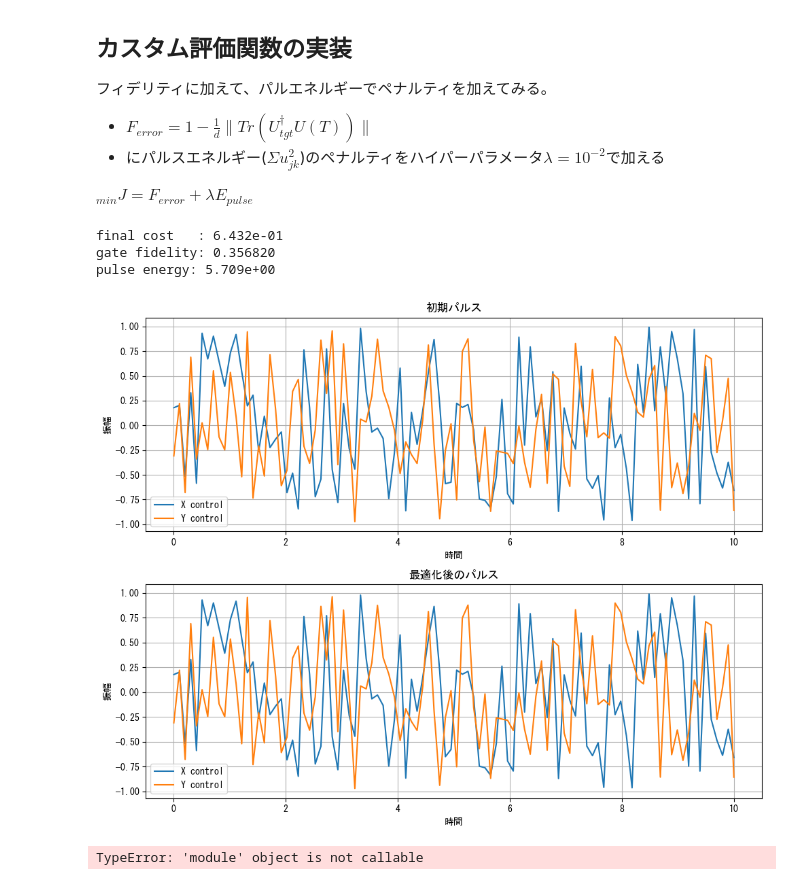
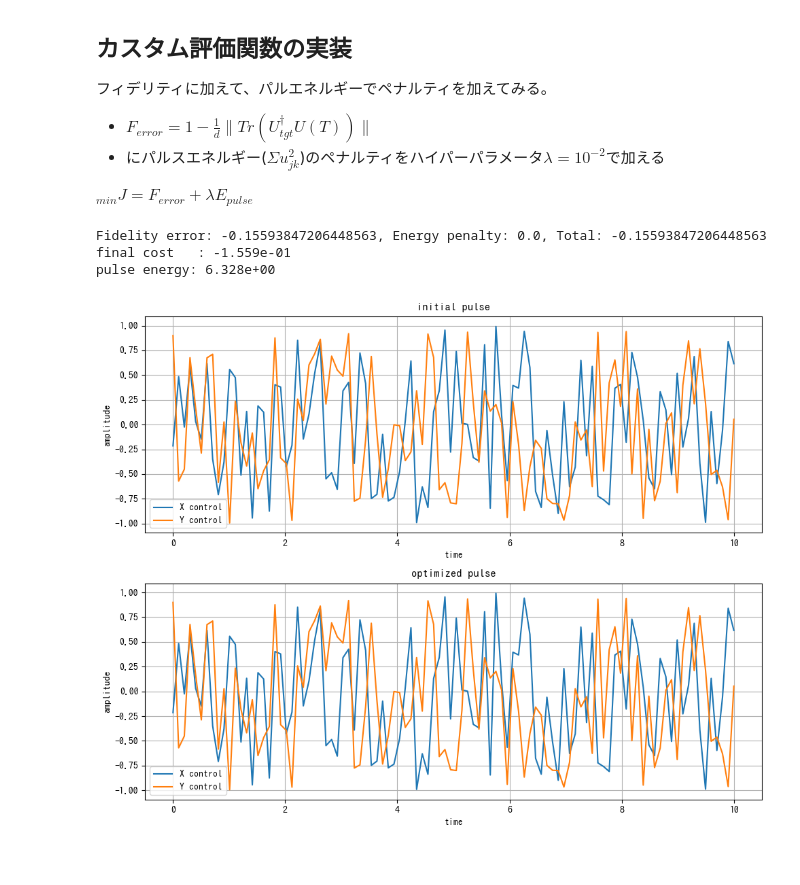
Before and after one commit to IsseiMatsuzoe/QOC-Baseline, a Jupyter notebook: dev.ipynb, the cells around one changed output. Saved outputs shown, nothing was run; the diff lists cells and outputs as text; code cells hidden in the pictures.

Commit message:
Add fonts and requirements text file for venv update dev.ipynb for optimization function

```diff
--- a/dev.ipynb
+++ b/dev.ipynb
@@ -1,7 +1,10 @@
 # %%
+import matplotlib.font_manager
 import numpy as np
 from qutip_qtrl import fidcomp
 from qutip import *
-# matplotlibで日本語表示できるようにします。
+
 import matplotlib.pyplot as plt
-plt.rcParams['font.family'] = "MS Gothic"
+import matplotlib
+matplotlib.font_manager.fontManager.addfont("fonts/ipag.ttf")
+matplotlib.rcParams['font.family'] = 'IPAGothic'
@@ -49,8 +182,5 @@ class EnergyWeightedPSU(fidcomp.FidCompTraceDiffApprox):
 # %%
-# single_qubit_opt.py --------------------------------------------------
-import numpy as np
-from qutip import identity, sigmax, sigmay, basis
-from qutip_qtrl import pulseoptim  # さきほど定義したクラス
+# single_qubit_opt.py -------------------------------------------------
 
 # --- 系の定義 ---------------------------------------------------------
 H_d   = 0 * sigmax()                  # ドリフト 0 としておく
@@ -67,9 +197,11 @@ init_amps = np.random.uniform(-1, 1, size=(n_ts, len(H_c)))  # 初期振幅を
 optim = pulseoptim.create_pulse_optimizer(
     H_d, H_c, U_0, U_tgt,
     num_tslots=n_ts, evo_time=evo_time,
-    fid_type='TRACEDIFF',             # 後で差し替える
+    fid_type='TRACEDIFF',        # FidCompTraceDiffを使用
     amp_lbound=-5.0, amp_ubound=5.0,
-    optim_method='Nelder-mead'               # より効率的な最適化手法に変更
+    max_iter=100,
+    fid_err_targ=1e-2,
+    min_grad=1e-5
 )
 
 # --- FidelityComputer を差し替え -------------------------------------
@@ -81,55 +213,38 @@ dyn.fid_computer.init_comp()
 # --- 最適化実行 -------------------------------------------------------
 result = optim.run_optimization()
 
-print(f'final cost   : {result.fid_err:.3e}')
-print(f'gate fidelity: {1-result.fid_err:.6f}')  # ペナルティ項が小さいとき
+print(f'final cost   : {result.fid_err:.3e}')  # 最終コスト
 print(f'pulse energy: {np.sum(result.final_amps**2) * dyn.tau[0]:.3e}')  # パルスエネルギー
 # %% [output]
-final cost   : 6.432e-01
-gate fidelity: 0.356820
-pulse energy: 5.709e+00
+Fidelity error: -0.15593847206448563, Energy penalty: 0.0, Total: -0.15593847206448563
+final cost   : -1.559e-01
+pulse energy: 6.328e+00
 # %%
 # --- 最適化前後のパルスを比較プロット -----------------------------------
 
 fig, (ax1, ax2) = plt.subplots(2, 1, figsize=(10, 8))
 t = np.linspace(0, evo_time, n_ts)
 
 # 初期パルス
 ax1.plot(t, init_amps[:, 0], label='X control')
 ax1.plot(t, init_amps[:, 1], label='Y control')
-ax1.set_title('初期パルス')
-ax1.set_xlabel('時間')
-ax1.set_ylabel('振幅')
+ax1.set_title('initial pulse')
+ax1.set_xlabel('time')
+ax1.set_ylabel('amplitude')
 ax1.legend()
 ax1.grid(True)
 
 # 最適化後のパルス
 optimized_amps = result.final_amps
 ax2.plot(t, optimized_amps[:, 0], label='X control')
 ax2.plot(t, optimized_amps[:, 1], label='Y control')
-ax2.set_title('最適化後のパルス')
-ax2.set_xlabel('時間')
-ax2.set_ylabel('振幅')
+ax2.set_title('optimized pulse')
+ax2.set_xlabel('time')
+ax2.set_ylabel('amplitude')
 ax2.legend()
 ax2.grid(True)
 
 plt.tight_layout()
 plt.show()
 # %% [output]
-[figure, old version]
+[figure, new version]
-# %%
-from qutip import sigmax, sigmaz, tensor, identity
-from qutip.control import pulseoptim
-
-# 例：1量子ビット π/2 回転
-H_drift = 2*np.pi*0.5*sigmaz()          # ドリフト
-H_ctrls = [2*np.pi*0.25*sigmax()]       # 制御項
-U_target = (-1j*np.pi/4*sigmax()).expm()
-
-result = pulseoptim(H_drift, H_ctrls, identity(2), U_target,
-                    n_ts=100, evo_time=1.0,
-                    amp_lbound=-5.0, amp_ubound=5.0,
-                    fid_err_targ=1e-4, max_iter=200)
-print("最終フィデリティ:", 1-result.fid_err)
-# %% [output]
-TypeError: 'module' object is not callable
```
Also changed, not shown: parts of 7 cells of this notebook, 2 other files.
